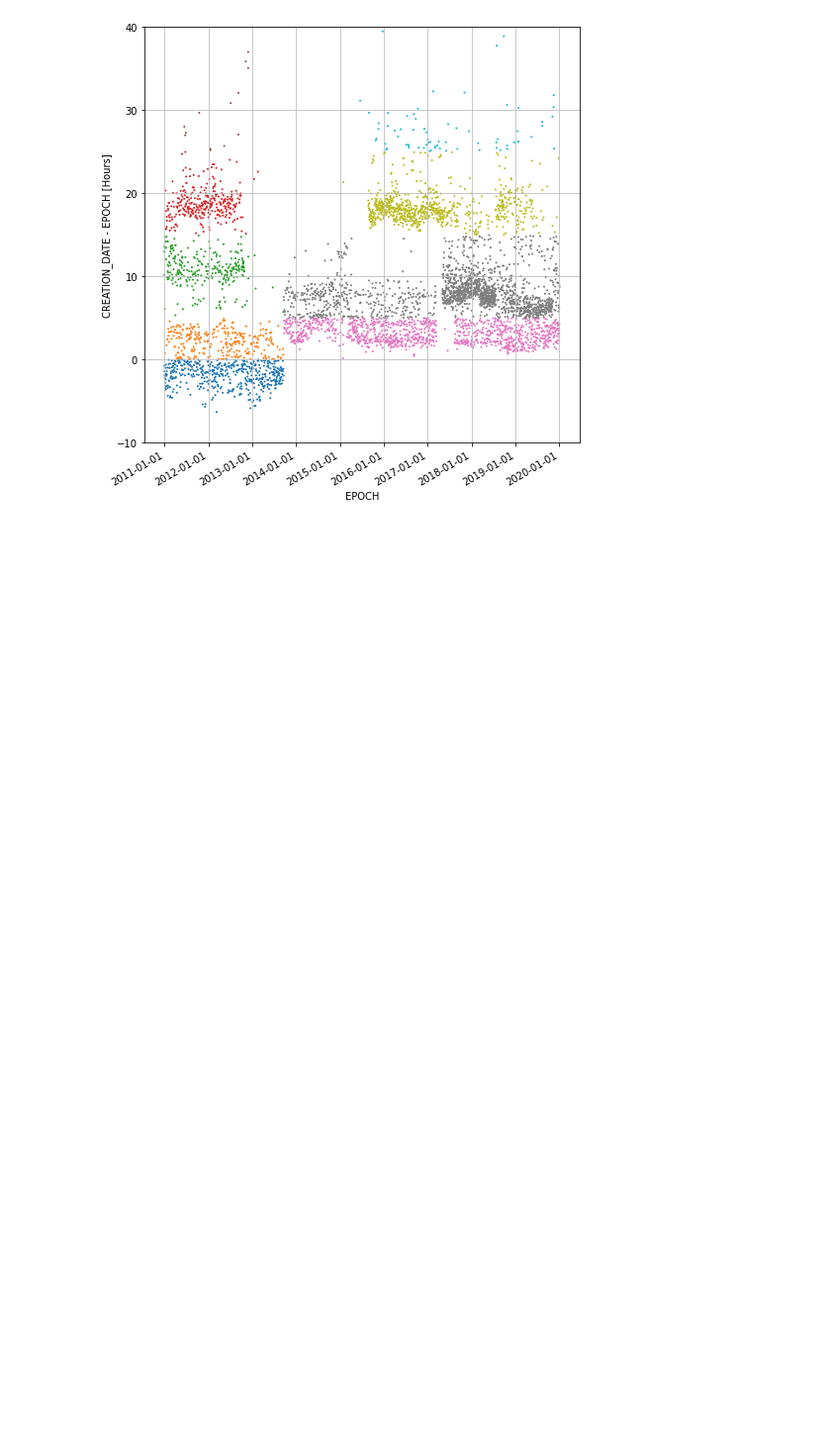
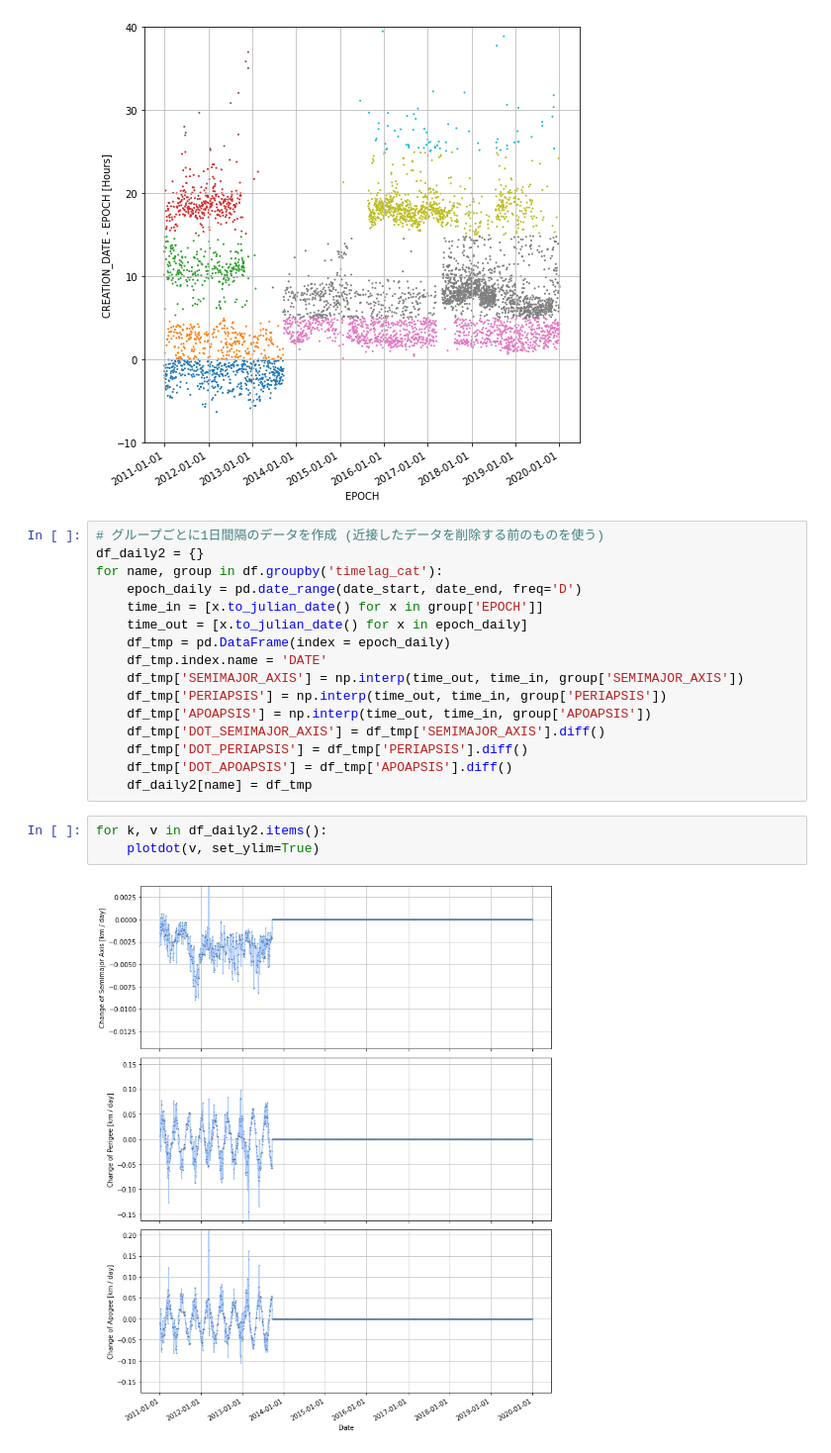
Before and after one commit to nishida/tle, a Jupyter notebook: create_daily_data.ipynb, the cells around one changed output. Shown at 99% size. Saved outputs shown, nothing was run; the diff lists cells and outputs as text; blank space fills up the shorter version.

```diff
--- a/create_daily_data.ipynb
+++ b/create_daily_data.ipynb
@@ -435,3 +435,24 @@ plt.tight_layout()
 plt.show()
 # %% [output]
 [figure]
+# %%
+# グループごとに1日間隔のデータを作成 (近接したデータを削除する前のものを使う)
+df_daily2 = {}
+for name, group in df.groupby('timelag_cat'):
+    epoch_daily = pd.date_range(date_start, date_end, freq='D')
+    time_in = [x.to_julian_date() for x in group['EPOCH']]
+    time_out = [x.to_julian_date() for x in epoch_daily]
+    df_tmp = pd.DataFrame(index = epoch_daily)
+    df_tmp.index.name = 'DATE'
+    df_tmp['SEMIMAJOR_AXIS'] = np.interp(time_out, time_in, group['SEMIMAJOR_AXIS'])
+    df_tmp['PERIAPSIS'] = np.interp(time_out, time_in, group['PERIAPSIS'])
+    df_tmp['APOAPSIS'] = np.interp(time_out, time_in, group['APOAPSIS'])
+    df_tmp['DOT_SEMIMAJOR_AXIS'] = df_tmp['SEMIMAJOR_AXIS'].diff()
+    df_tmp['DOT_PERIAPSIS'] = df_tmp['PERIAPSIS'].diff()
+    df_tmp['DOT_APOAPSIS'] = df_tmp['APOAPSIS'].diff()
+    df_daily2[name] = df_tmp
+# %%
+for k, v in df_daily2.items():
+    plotdot(v, set_ylim=True)
+# %% [output]
+[figure, added]
```
Also changed, not shown: parts of 1 cell of this notebook.
